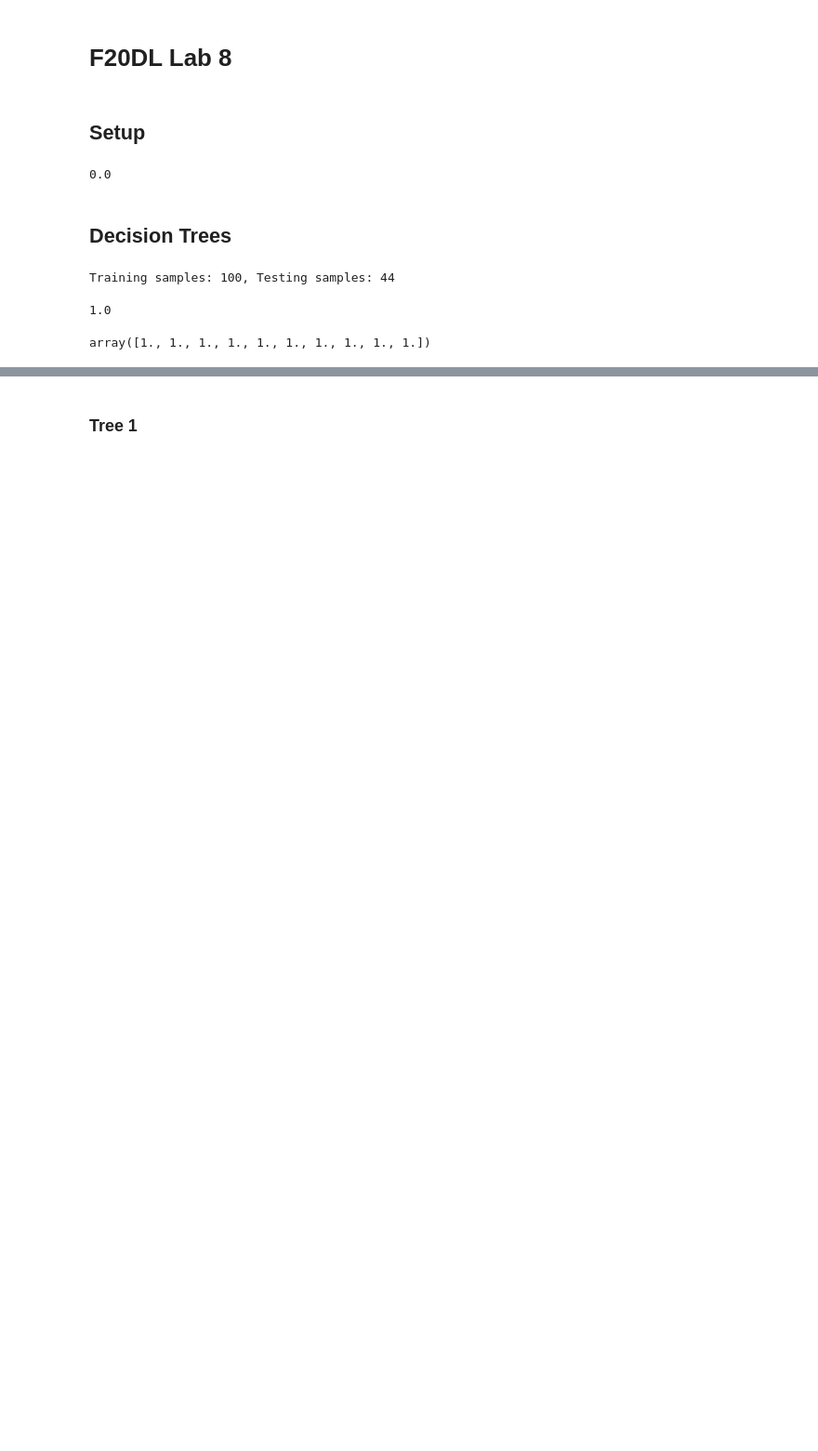
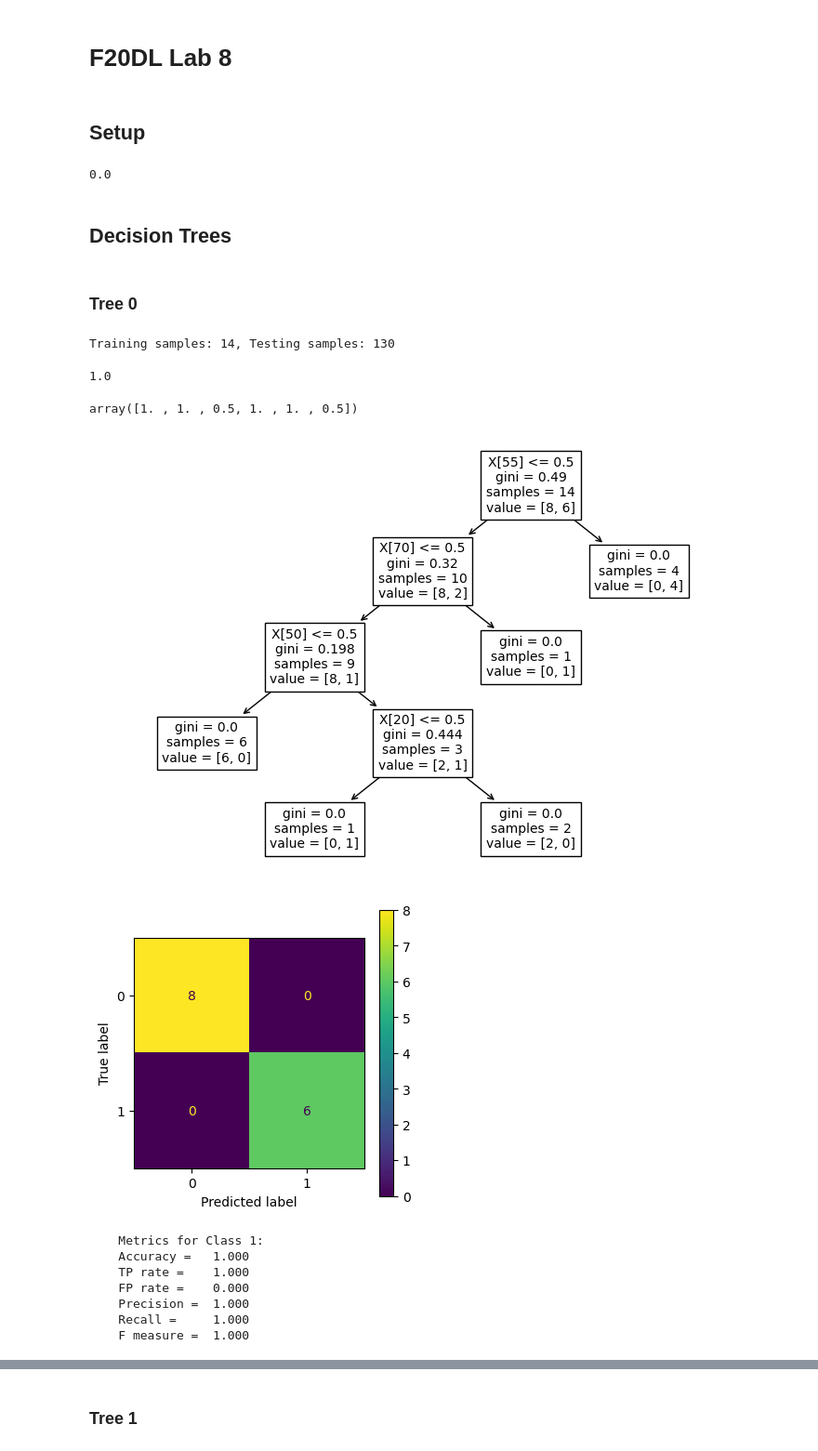
Before and after one commit to gd55hw/F20DL_DMML_Portfolio, a Jupyter notebook: F20DL_Lab8.ipynb, the cells around one changed output, grey strips where cells are left out. Shown: that part at 93% size. Saved outputs shown, nothing was run; the diff lists cells and outputs as text; code cells hidden in the pictures; blank space fills up the shorter version.

Commit message:
Lab 8 - Add hyperparameter optimisation, metrics and visualisation

```diff
--- a/F20DL_Lab8.ipynb
+++ b/F20DL_Lab8.ipynb
@@ -70,5 +70,33 @@ def shift_instances(d_train, d_test, t_train, t_test, percent):
     new_t_train = t_train[shift_count:]
     new_t_test = np.concatenate((t_test, t_train[:shift_count]))
     return (new_d_train, new_d_test, new_t_train, new_t_test)
+# %%
+# Displays confusion matrix and prints common evaluation metrics
+def show_metrics(clf, y_test, y_pred):
+    cm = confusion_matrix(y_test, y_pred, labels=clf.classes_)
+
+    acc = accuracy_score(y_test, y_pred)
+    tn, fp, fn, tp = cm.ravel()
+    tpr = tp/(tp+fn)
+    fpr = fp/(fp+tn)
+    precision = tp/(tp+fp)
+    recall = tp/(tp+fn)
+    f_measure = (2 * recall * precision) / (recall + precision)
+
+    text = f'''
+    Metrics for Class 1:
+    Accuracy =   {acc:.3f}
+    TP rate =    {tpr:.3f}
+    FP rate =    {fpr:.3f}
+    Precision =  {precision:.3f}
+    Recall =     {recall:.3f}
+    F measure =  {f_measure:.3f}
+    '''
+
+    fig, axes = plt.subplots(figsize=(4,4))
+    ConfusionMatrixDisplay(confusion_matrix=cm, display_labels=clf.classes_).plot(ax=axes)
+    plt.show()
+
+    print(text)
 # %% [markdown]
 ## Decision Trees
@@ -77,8 +103,10 @@ def shift_instances(d_train, d_test, t_train, t_test, percent):
+# %% [markdown]
+### Tree 0
 # %%
-X_train, X_test, y_train, y_test = train_test_split(X, y, test_size=0.3, random_state=1) # 70% training and 30% test
+X_train, X_test, y_train, y_test = train_test_split(X, y, test_size=0.9, random_state=1) # 70% training and 30% test
 print("Training samples: %i, Testing samples: %i" % (X_train.shape[0], X_test.shape[0]))
 # %% [output]
-Training samples: 100, Testing samples: 44
+Training samples: 14, Testing samples: 130
 # %%
 # Create Decision Tree classifer object
 classifier = DecisionTreeClassifier()
@@ -93,6 +121,22 @@ accuracy_score(y_train, y_pred)
 # %% [output]
 1.0
 # %%
-cross_val_score(classifier, X_train, y_train, cv=10)
+cross_val_score(classifier, X_train, y_train, cv=6)
 # %% [output]
-array([1., 1., 1., 1., 1., 1., 1., 1., 1., 1.])
+array([1. , 1. , 0.5, 1. , 1. , 0.5])
+# %%
+plt.figure(figsize=(9,6))
+plot_tree(classifier, fontsize=10)
+plt.show()
+
+show_metrics(classifier, y_train, y_pred)
+# %% [output]
+[figure, added]
+[figure, added]
+    Metrics for Class 1:
+    Accuracy =   1.000
+    TP rate =    1.000
+    FP rate =    0.000
+    Precision =  1.000
+    Recall =     1.000
+    F measure =  1.000
```
Also changed, not shown: parts of 42 cells of this notebook.
